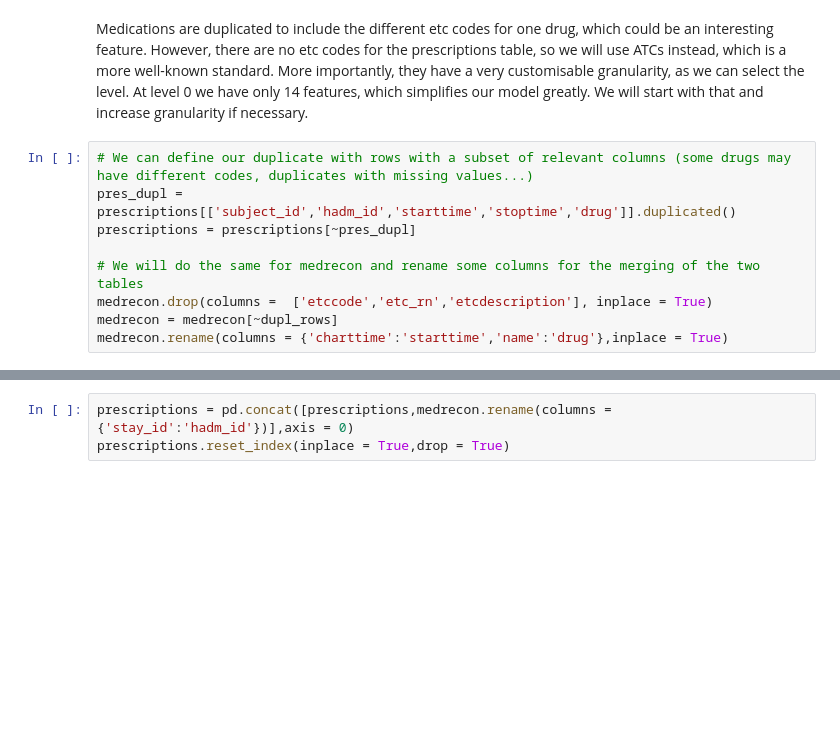
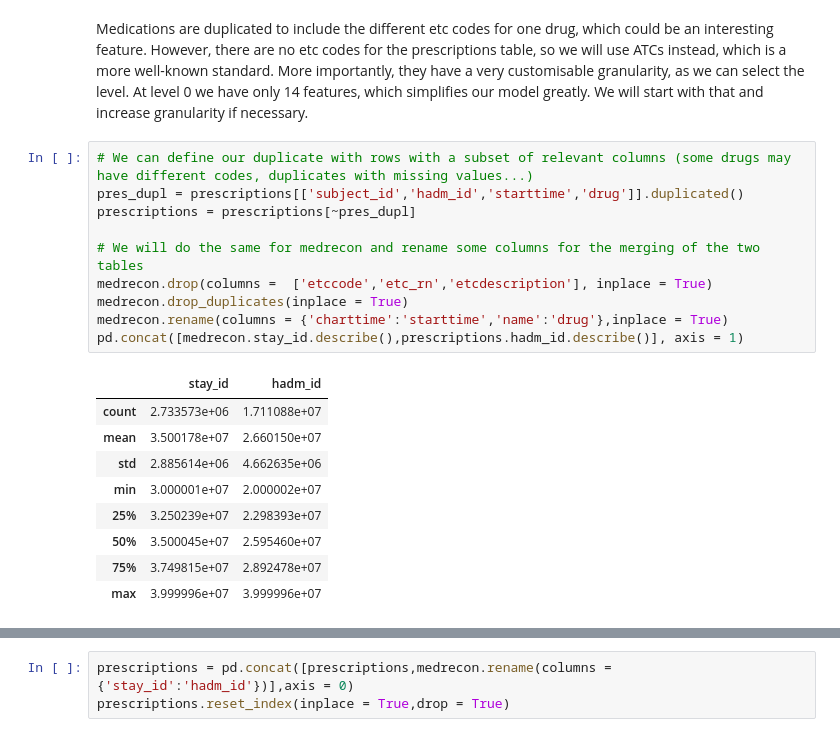
Before and after one commit to NacMed94/Capstone-project-Brainstation, a Jupyter notebook: Prescriptions table categorisation.ipynb, the cells around one changed output, grey strips where cells are left out. Cells and saved outputs as stored; diff of their text form; blank space fills up the shorter version.

```diff
--- a/Prescriptions table categorisation.ipynb
+++ b/Prescriptions table categorisation.ipynb
@@ -90,10 +94,21 @@ prescriptions.drop(columns = ['prod_strength','form_rx','dose_val_rx','dose_unit
 Medications are duplicated to include the different etc codes for one drug, which could be an interesting feature. However, there are no etc codes for the prescriptions table, so we will use ATCs instead, which is a more well-known standard. More importantly, they have a very customisable granularity, as we can select the level. At level 0 we have only 14 features, which simplifies our model greatly. We will start with that and increase granularity if necessary.
 # %%
 # We can define our duplicate with rows with a subset of relevant columns (some drugs may have different codes, duplicates with missing values...)
-pres_dupl = prescriptions[['subject_id','hadm_id','starttime','stoptime','drug']].duplicated()
+pres_dupl = prescriptions[['subject_id','hadm_id','starttime','drug']].duplicated()
 prescriptions = prescriptions[~pres_dupl]
 
 # We will do the same for medrecon and rename some columns for the merging of the two tables
 medrecon.drop(columns =  ['etccode','etc_rn','etcdescription'], inplace = True)
-medrecon = medrecon[~dupl_rows]
+medrecon.drop_duplicates(inplace = True)
 medrecon.rename(columns = {'charttime':'starttime','name':'drug'},inplace = True)
+pd.concat([medrecon.stay_id.describe(),prescriptions.hadm_id.describe()], axis = 1)
+# %% [output]
+|  | stay_id | hadm_id |
+| count | 2.733573e+06 | 1.711088e+07 |
+| mean | 3.500178e+07 | 2.660150e+07 |
+| std | 2.885614e+06 | 4.662635e+06 |
+| min | 3.000001e+07 | 2.000002e+07 |
+| 25% | 3.250239e+07 | 2.298393e+07 |
+| 50% | 3.500045e+07 | 2.595460e+07 |
+| 75% | 3.749815e+07 | 2.892478e+07 |
+| max | 3.999996e+07 | 3.999996e+07 |
```
Also changed, not shown: parts of 60 cells of this notebook.
